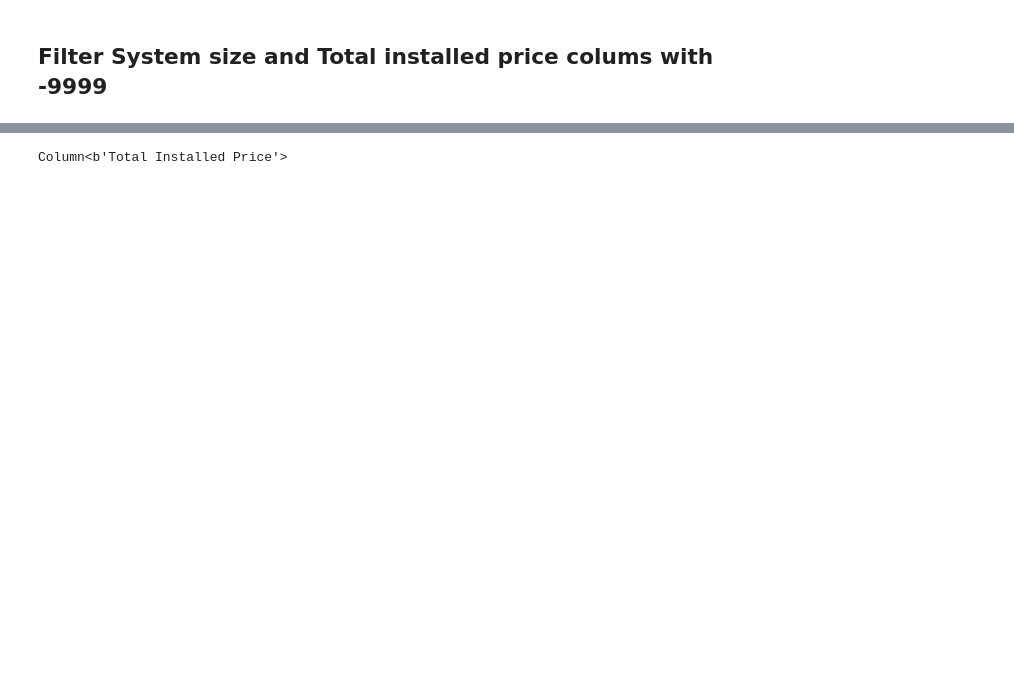
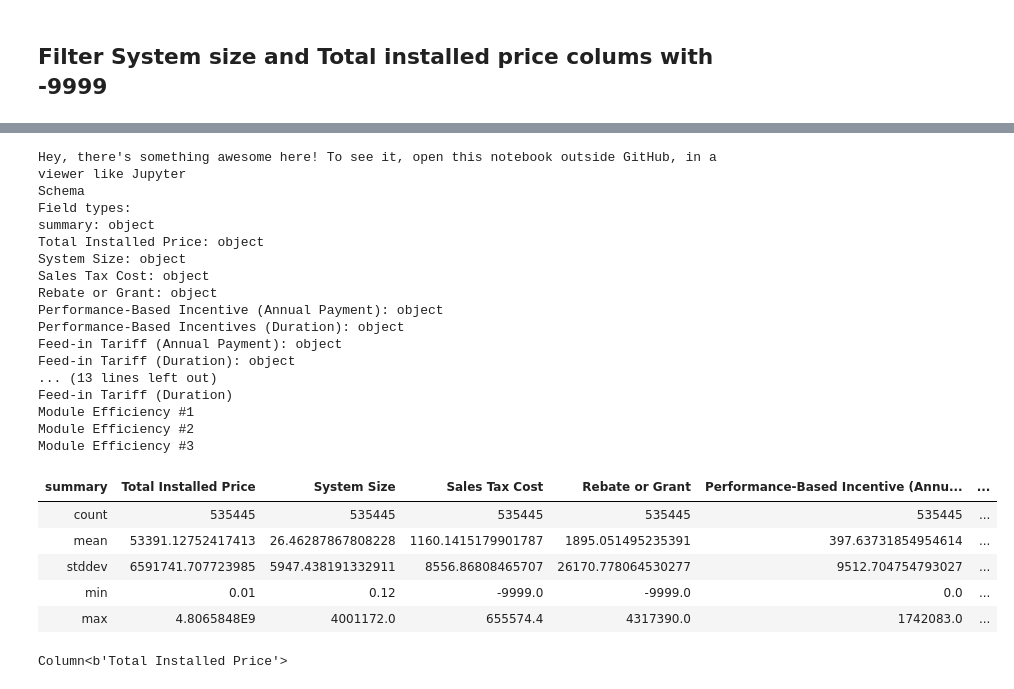
Before and after one commit to geomygeorge/capstone_advanced_ds, a Jupyter notebook: TrackingSun_data_exp_python_v1.ipynb, the cells around one changed output, grey strips where cells are left out. Saved outputs shown, nothing was run; the diff lists cells and outputs as text; code cells hidden in the pictures; blank space fills up the shorter version.

```diff
--- a/TrackingSun_data_exp_python_v1.ipynb
+++ b/TrackingSun_data_exp_python_v1.ipynb
@@ -86,10 +75,13 @@ NameError: name 'summary' is not defined
 # %%
 trackingDf_castd = trackingDf.select(trackingDf['Total Installed Price'].cast(FloatType()),
                                     trackingDf['System Size'].cast(FloatType())
-                                    , trackingDf['Sales Tax Cost'].cast(FloatType()
-                                    , trackingDf['Rebate or Grant'].cast(FloatType()
-                                    , trackingDf['Performance-Based Incentive (Annual Payment)'].cast(FloatType()
-                                    , trackingDf['Performance-Based Incentives (Duration)'].cast(FloatType()
-                                    , trackingDf['Feed-in Tariff (Annual Payment)'].cast(FloatType()
-                                    , trackingDf['Feed-in Tariff (Duration)'].cast(IntegerType()
-                                                                                  )
+                                    , trackingDf['Sales Tax Cost'].cast(FloatType())
+                                    , trackingDf['Rebate or Grant'].cast(FloatType())
+                                    , trackingDf['Performance-Based Incentive (Annual Payment)'].cast(FloatType())
+                                    , trackingDf['Performance-Based Incentives (Duration)'].cast(FloatType())
+                                    , trackingDf['Feed-in Tariff (Annual Payment)'].cast(FloatType())
+                                    , trackingDf['Feed-in Tariff (Duration)'].cast(IntegerType())
+                                    , trackingDf['Module Efficiency #1'].cast(IntegerType())
+                                    , trackingDf['Module Efficiency #2'].cast(IntegerType())
+                                    , trackingDf['Module Efficiency #3'].cast(IntegerType())
+                                    )
@@ -108,3 +108,29 @@ trackingDf_castd.describe().show()
+# %%
+display(trackingDf_castd.describe())
+# %% [output]
+Hey, there's something awesome here! To see it, open this notebook outside GitHub, in a viewer like Jupyter
+Schema
+Field types:
+summary: object
+Total Installed Price: object
+System Size: object
+Sales Tax Cost: object
+Rebate or Grant: object
+Performance-Based Incentive (Annual Payment): object
+Performance-Based Incentives (Duration): object
+Feed-in Tariff (Annual Payment): object
+Feed-in Tariff (Duration): object
+... (13 lines left out)
+Feed-in Tariff (Duration)
+Module Efficiency #1
+Module Efficiency #2
+Module Efficiency #3
+| summary | Total Installed Price | System Size | Sales Tax Cost | Rebate or Grant | Performance-Based Incentive (Annu... | ... |
+| count | 535445 | 535445 | 535445 | 535445 | 535445 | ... |
+| mean | 53391.12752417413 | 26.46287867808228 | 1160.1415179901787 | 1895.051495235391 | 397.63731854954614 | ... |
+| stddev | 6591741.707723985 | 5947.438191332911 | 8556.86808465707 | 26170.778064530277 | 9512.704754793027 | ... |
+| min | 0.01 | 0.12 | -9999.0 | -9999.0 | 0.0 | ... |
+| max | 4.8065848E9 | 4001172.0 | 655574.4 | 4317390.0 | 1742083.0 | ... |
 # %%
 sampledf = trackingDf_castd.sample(False, 0.1, 42)
 sampledf.col('Total Installed Price')
```
Also changed, not shown: parts of 7 cells of this notebook.
